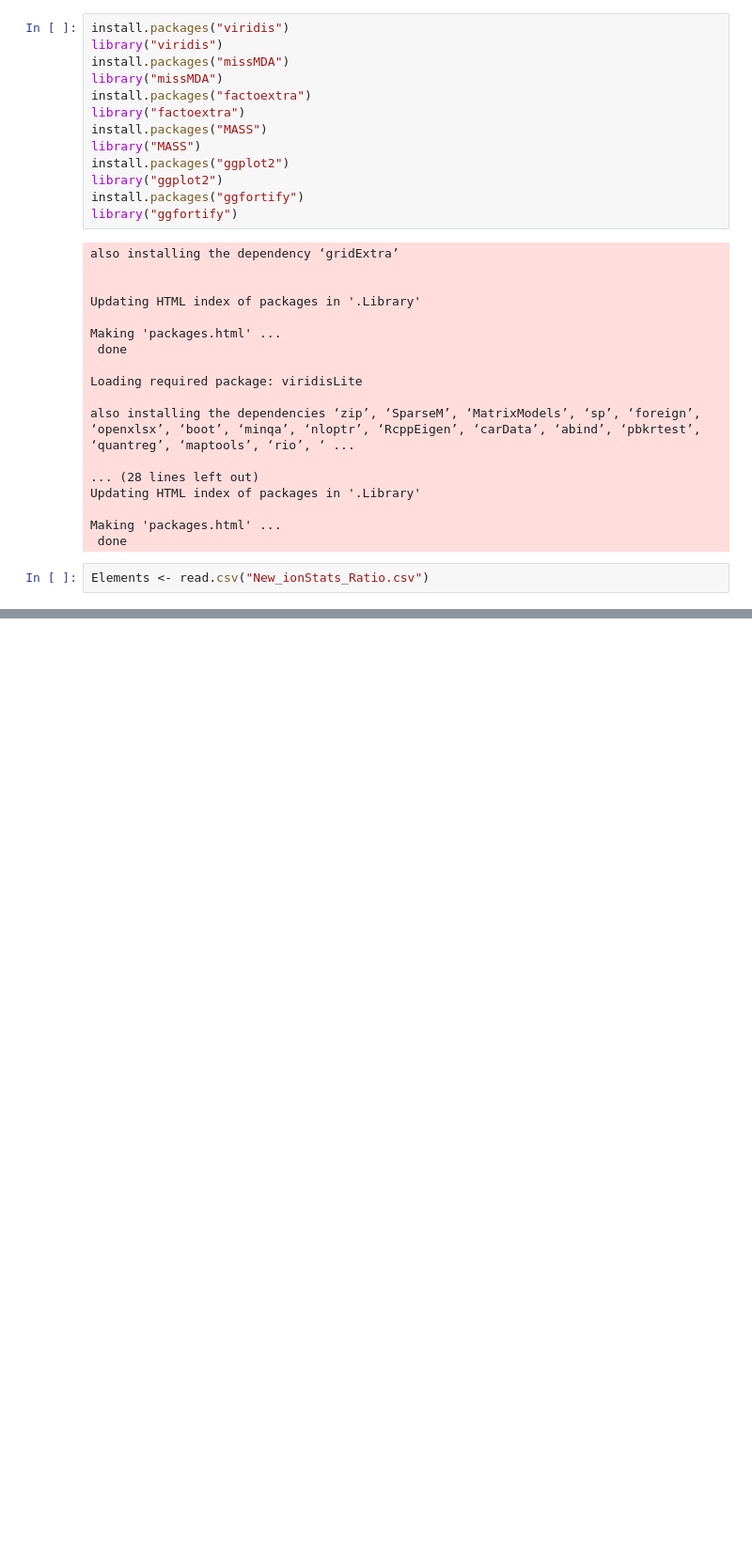
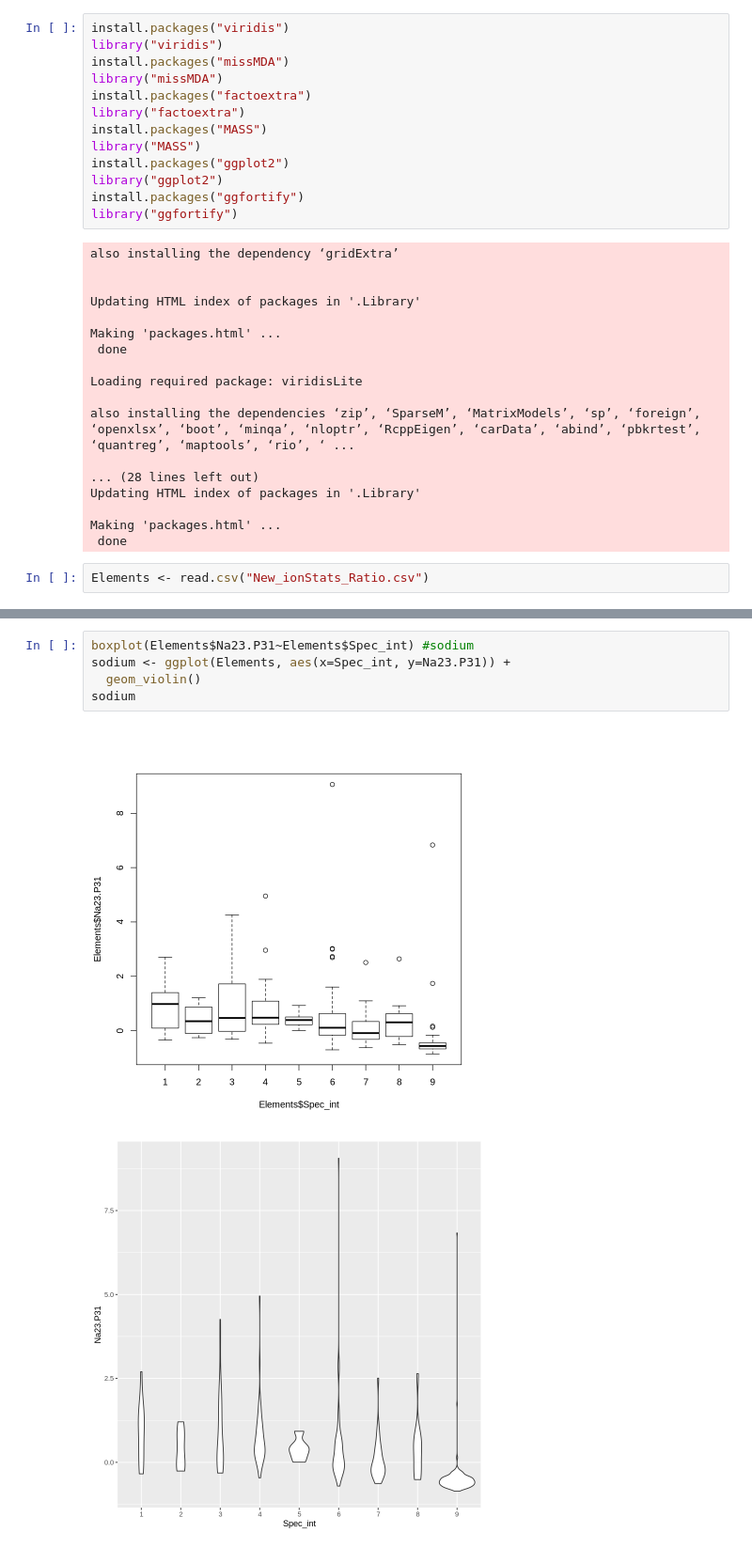
Before and after one commit to Kovacs-Lab/Aim-3, a Jupyter notebook: Ionomics/Ratios/Boxplots_Violin_Ratios.ipynb, the cells around one changed output, grey strips where cells are left out. Shown at 94% size. Cells and saved outputs as stored; diff of their text form; blank space fills up the shorter version.

```diff
--- a/Ionomics/Ratios/Boxplots_Violin_Ratios.ipynb
+++ b/Ionomics/Ratios/Boxplots_Violin_Ratios.ipynb
@@ -268,0 +43,8 @@ Warning message:
+# %%
+boxplot(Elements$Na23.P31~Elements$Spec_int) #sodium
+sodium <- ggplot(Elements, aes(x=Spec_int, y=Na23.P31)) +
+  geom_violin()
+sodium
+# %% [output]
+[figure, added]
+[figure, added]
```
Also changed, not shown: parts of 37 cells of this notebook, 2 other files.
